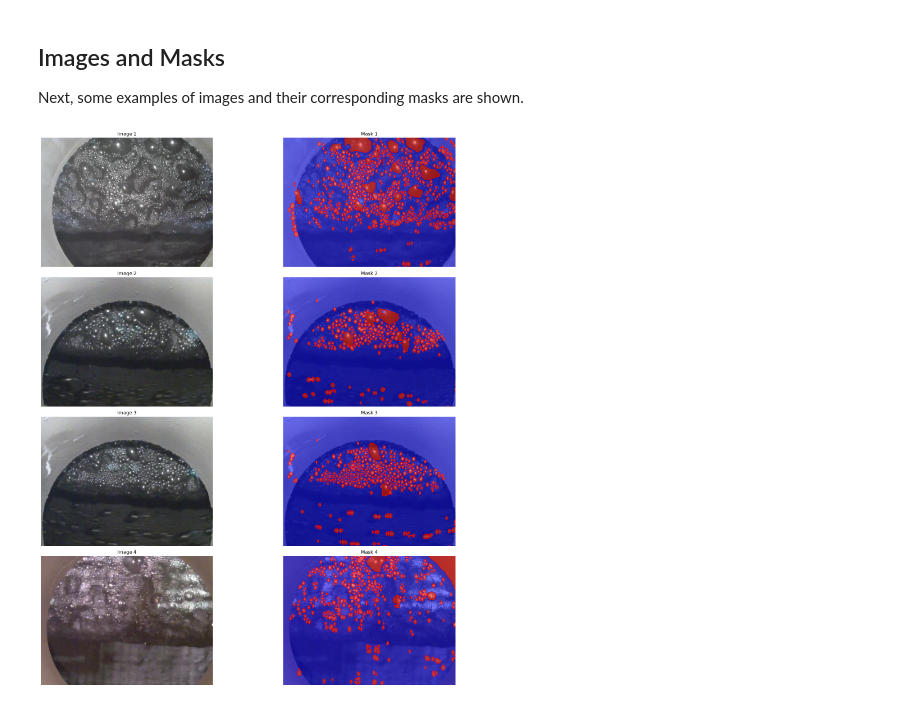
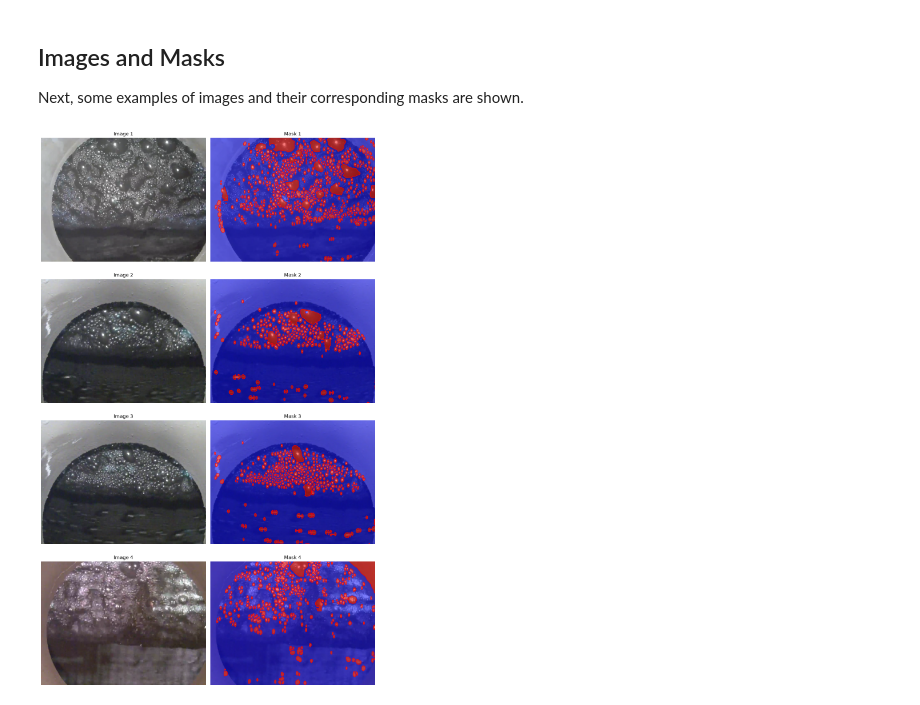
Before and after one commit to OlverArceL01/Bubbles-ml, a Jupyter notebook: notebooks/Iteration 1/data_collection.ipynb, the cells around one changed output. Drawn from its saved outputs; the diff is of its cells as text; code cells hidden in the pictures.

```diff
--- a/notebooks/Iteration 1/data_collection.ipynb
+++ b/notebooks/Iteration 1/data_collection.ipynb
@@ -48,23 +53,24 @@ Test masks: 3631
 ## Images and Masks
 Next, some examples of images and their corresponding masks are shown.
 # %%
-fig, axes = plt.subplots(4, 2, figsize=(20, 20))
+fig, axes = plt.subplots(4, 2, figsize=(12, 20))
 cmap = ListedColormap(["blue", "red"])
 
 for i in range(4):
     image = Image.open(Path("../../data/raw/train/train_images") / train_images[i]).convert("RGB")
     mask = Image.open(Path("../../data/raw/train/train_masks") / train_masks[i])
     axes[i, 0].imshow(image)
     axes[i, 0].set_title(f"Image {i + 1}")
     axes[i, 0].axis("off")
 
     axes[i, 1].imshow(image)
     axes[i, 1].imshow(mask, alpha=0.5, cmap="bwr")
     axes[i, 1].contour(mask, levels=[0.5], colors=["red"], linewidths=1)
     axes[i, 1].set_title(f"Mask {i + 1}")
     axes[i, 1].axis("off")
 
 plt.tight_layout()
+plt.savefig("../../images/bubbles_image_mask.png", dpi=300, bbox_inches="tight")
 plt.show()
 # %% [output]
-[figure, old version]
+[figure, new version]
```
Also changed, not shown: parts of 1 cell of this notebook, 9 other files.
